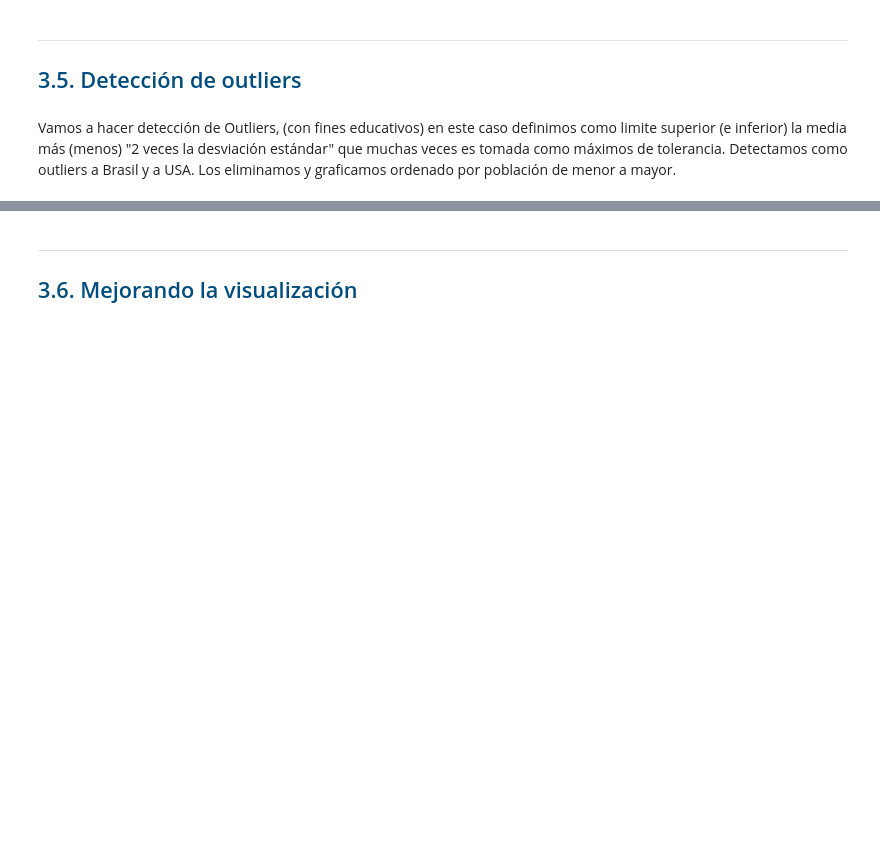
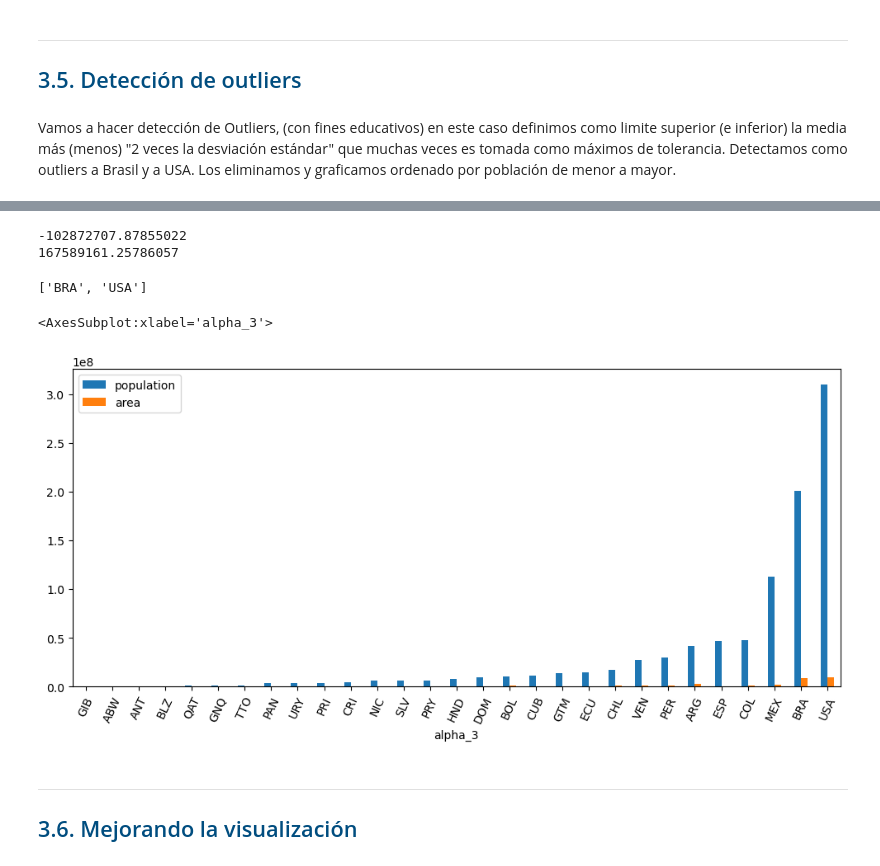
Before and after one commit to EnmanuelMartinsAbilheira/machine-learning-with-python-advanced-machine-learning, a Jupyter notebook: Cap 3. Preprocesamiento de datos/JupyterNotebooks/3.1. Analisis Exploratorio de Datos.ipynb, the cells around one changed output, grey strips where cells are left out. Cells and saved outputs as stored; diff of their text form; code cells hidden in the pictures; blank space fills up the shorter version.

```diff
--- a/Cap 3. Preprocesamiento de datos/JupyterNotebooks/3.1. Analisis Exploratorio de Datos.ipynb
+++ b/Cap 3. Preprocesamiento de datos/JupyterNotebooks/3.1. Analisis Exploratorio de Datos.ipynb
@@ -280,3 +271,37 @@ Vamos a hacer detección de Outliers, (con fines educativos) en este caso defini
+# %%
+anomalies = []
+def find_anomalies(data):
+    #set upper and lower limit to 2 std
+    data_std = data.std()
+    data_mean = data.mean()
+    anomaly_cut_off = data_std * 2
+    lower_limit = data_mean - anomaly_cut_off
+    upper_limit = data_mean + anomaly_cut_off
+    print(lower_limit.iloc[0])
+    print(upper_limit.iloc[0])
+
+    #generar outliers
+    for index, row in data.iterrows():
+        outlier = row # obtener la primera columna
+        #print(outlier)
+        if(outlier.iloc[0] > upper_limit.iloc[0]) or (outlier.iloc[0] < lower_limit.iloc[0]):
+            anomalies.append(index)
+    return anomalies
+
+find_anomalies(df_espanol.set_index('alpha_3')[['population']])
+# %% [output]
+-102872707.87855022
+167589161.25786057
+['BRA', 'USA']
+# %%
+#quitemos BRA y USA por ser outlies y volvamos a graficar:
+df_espanol.drop([30,233], inplace=True)
+# %%
+#sort_values ordenara de menor a mayor
+df_espanol.set_index('alpha_3')[['population','area']].sort_values(["population"]).plot(kind='bar', rot=65, figsize=(12,5))
+# %% [output]
+<AxesSubplot:xlabel='alpha_3'>
+[figure, added]
 # %% [markdown]
 ---
 <a id="section36"></a>
```
Also changed, not shown: parts of 4 cells of this notebook.
